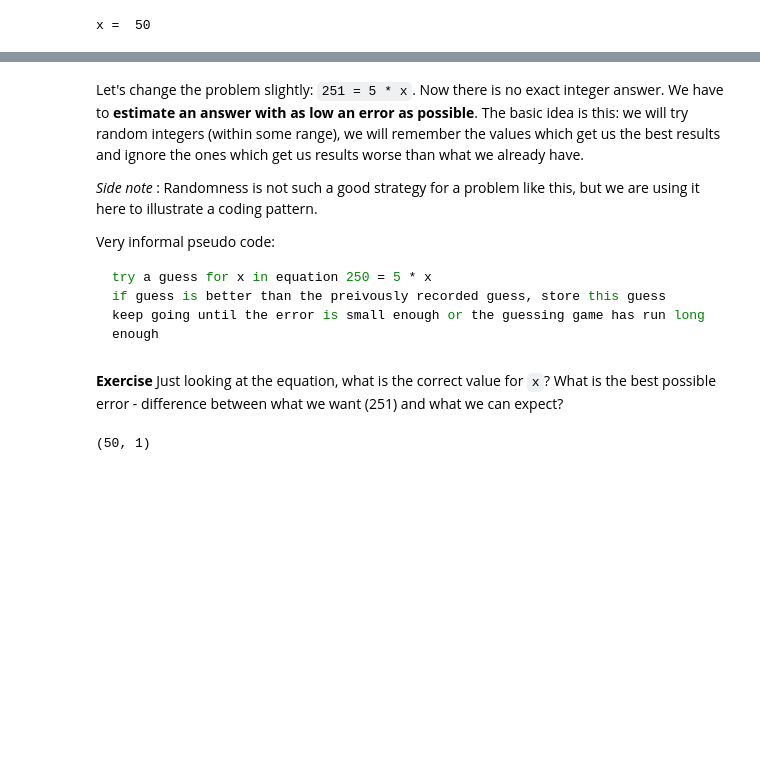
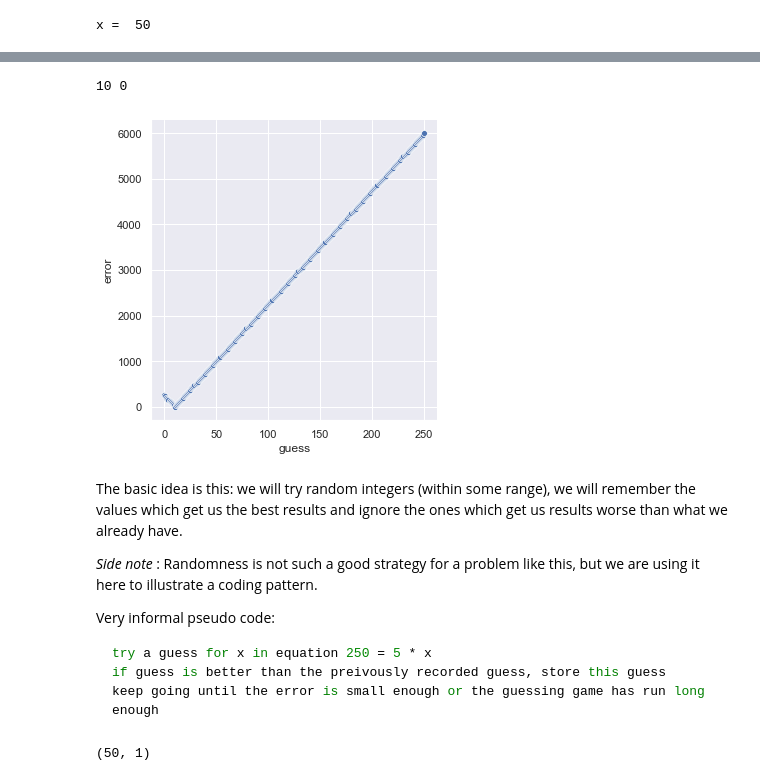
Before and after one commit to falconair/ProgrammingForAnalytics, a Jupyter notebook: lectures/gradient_descent/Gradient Descent.ipynb, the cells around one changed output, grey strips where cells are left out. Saved outputs shown, nothing was run; the diff lists cells and outputs as text; code cells hidden in the pictures; blank space fills up the shorter version.

````diff
--- a/lectures/gradient_descent/Gradient Descent.ipynb
+++ b/lectures/gradient_descent/Gradient Descent.ipynb
@@ -27,5 +139,13 @@ x =  50
+# %%
+best_guess, best_error, guesses = guess(lambda x: x * 25, 250, 0, 251, return_intermediate_vals=True)
+
+print(best_guess, best_error)
+sns.relplot(x="guess", y="error", data=pd.DataFrame(guesses, columns=["guess", "error"]));
+# %% [output]
+10 0
+[figure, added]
 # %% [markdown]
-Let's change the problem slightly: `251 = 5 * x`. Now there is no exact integer answer. We have to **estimate an answer with as low an error as possible**. The basic idea is this: we will try random integers (within some range), we will remember the values which get us the best results and ignore the ones which get us results worse than what we already have.
+The basic idea is this: we will try random integers (within some range), we will remember the values which get us the best results and ignore the ones which get us results worse than what we already have.
 
 _Side note_ : Randomness is not such a good strategy for a problem like this, but we are using it here to illustrate a coding pattern.
 
@@ -35,8 +155,6 @@ try a guess for x in equation 250 = 5 * x
 if guess is better than the preivously recorded guess, store this guess
 keep going until the error is small enough or the guessing game has run long enough
 ```
-# %% [markdown]
-**Exercise** Just looking at the equation, what is the correct value for `x`? What is the best possible error - difference between what we want (251) and what we can expect?
 # %%
 import random
 # %%
````
Also changed, not shown: parts of 16 cells of this notebook, 8 other files.
